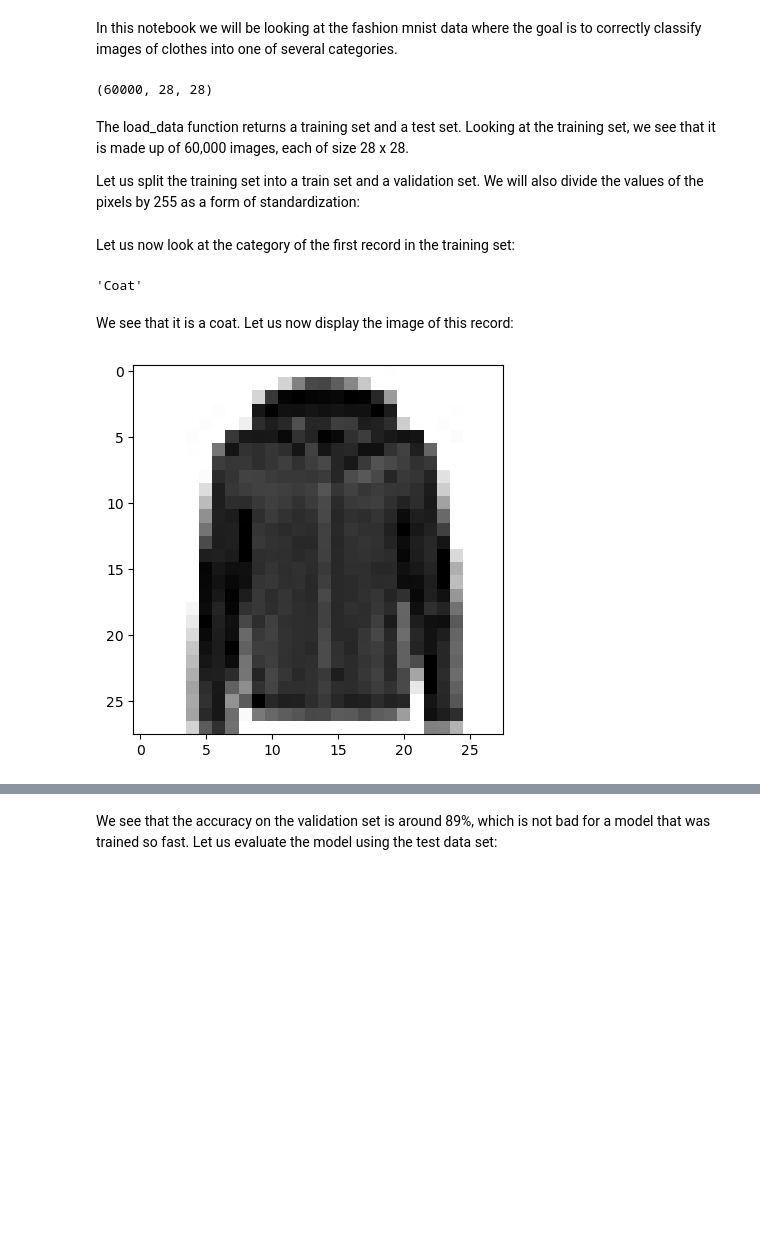
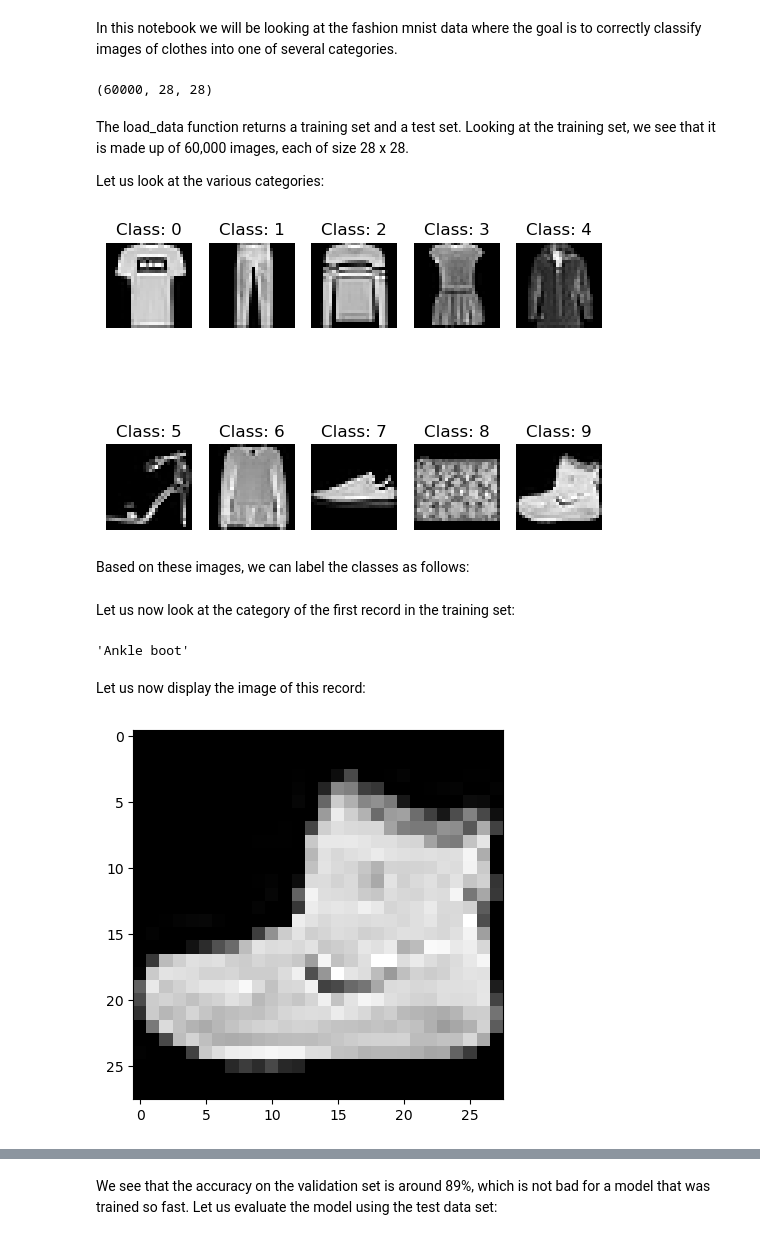
Before and after one commit to NajibMozahem/Fashion-MNIST, a Jupyter notebook: fashion_mnist.ipynb, the cells around one changed output, grey strips where cells are left out. Drawn from its saved outputs; the diff is of its cells as text; code cells hidden in the pictures; blank space fills up the shorter version.

```diff
--- a/fashion_mnist.ipynb
+++ b/fashion_mnist.ipynb
@@ -8,13 +9,29 @@ import matplotlib.pyplot as plt
+# %%
+fashion_mnist = keras.datasets.fashion_mnist
+(X_train_full, y_train_full), (X_test, y_test) = fashion_mnist.load_data()
+
+X_train_full.shape
+# %% [output]
+(60000, 28, 28)
+# %% [markdown]
+The load_data function returns a training set and a test set. Looking at the training set, we see that it is made up of 60,000 images, each of size 28 x 28.
+
+Let us look at the various categories:
+# %%
+number_of_classes = len(np.unique(y_train_full))
+for i in range(number_of_classes):
+    plt.subplot(2, number_of_classes//2, i+1)
+    #get records of class i
+    images = X_train_full[y_train_full == i]
+    #get one of images
+    img = images[0]
+    plt.imshow(img, cmap='gray')
+    plt.title("Class: " + str(i))
+    plt.axis('off')
+plt.show()
+# %% [output]
+[figure, added]
+# %% [markdown]
+Based on these images, we can label the classes as follows:
 # %%
 class_names = ["T-shirt/top", "Trouser", "Pullover", "Dress", "Coat", "Sandal", "Shirt", "Sneaker", "Bag", "Ankle boot"]
-
-fashion_mnist = keras.datasets.fashion_mnist
-(X_train_full, y_train_full), (X_test, y_test) = fashion_mnist.load_data()
-
-X_train_full.shape
-# %% [output]
-(60000, 28, 28)
-# %% [markdown]
-The load_data function returns a training set and a test set. Looking at the training set, we see that it is made up of 60,000 images, each of size 28 x 28.
-
-Let us split the training set into a train set and a validation set. We will also divide the values of the pixels by 255 as a form of standardization:
@@ -24,13 +38,13 @@ y_valid, y_train = y_train_full[:5000], y_train_full[5000:]
 # %% [markdown]
 Let us now look at the category of the first record in the training set:
 # %%
-class_names[y_train[0]]
+class_names[y_train_full[0]]
 # %% [output]
-'Coat'
+'Ankle boot'
 # %% [markdown]
-We see that it is a coat. Let us now display the image of this record:
+Let us now display the image of this record:
 # %%
-plt.imshow(X_train[0], cmap="binary")
+plt.imshow(X_train_full[0], cmap="gray")
 plt.show()
 # %% [output]
-[figure, old version]
+[figure, new version]
```
Also changed, not shown: parts of 27 cells of this notebook.
